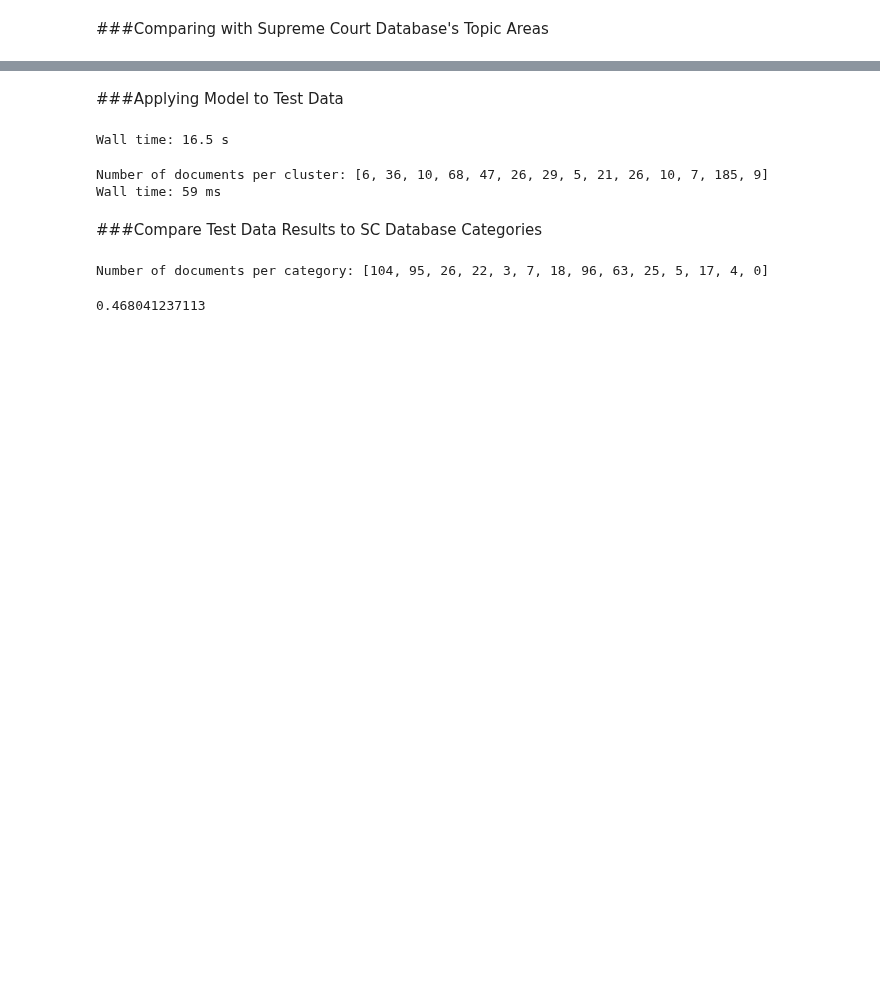
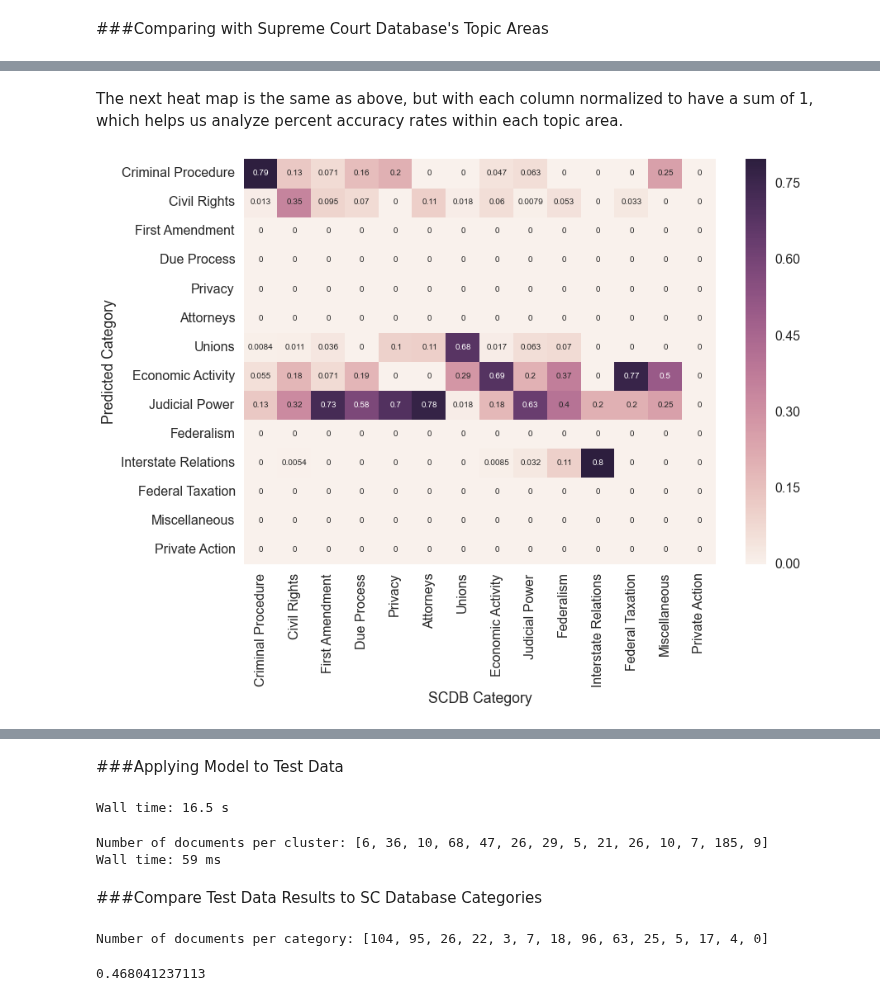
Before and after one commit to yunhanxu/cs109-project, a Jupyter notebook: k-means.ipynb, the cells around one changed output, grey strips where cells are left out. Cells and saved outputs as stored; diff of their text form; code cells hidden in the pictures; blank space fills up the shorter version.

```diff
--- a/k-means.ipynb
+++ b/k-means.ipynb
@@ -191,0 +193,13 @@ Wall time: 2.07 s
+# %% [markdown]
+The next heat map is the same as above, but with each column normalized to have a sum of 1, which helps us analyze percent accuracy rates within each topic area.
+# %%
+# normalize each column to have a sum of 1
+compare_mat_new = np.array(compare_mat_new).T
+compare_mat_new = map(lambda row : map(float,row) / sum(row) if sum(row) > 0 else map(float,row), np.array(compare_mat_new))
+compare_mat_new = np.array(compare_mat_new).T
+
+# produce a heat map of the new normalized matrix
+sns.heatmap(compare_mat_new, annot=True, xticklabels=topic_areas, yticklabels=topic_areas)
+sns.axlabel('SCDB Category', 'Predicted Category')
+# %% [output]
+[figure, added]
```
Also changed, not shown: parts of 43 cells of this notebook.
